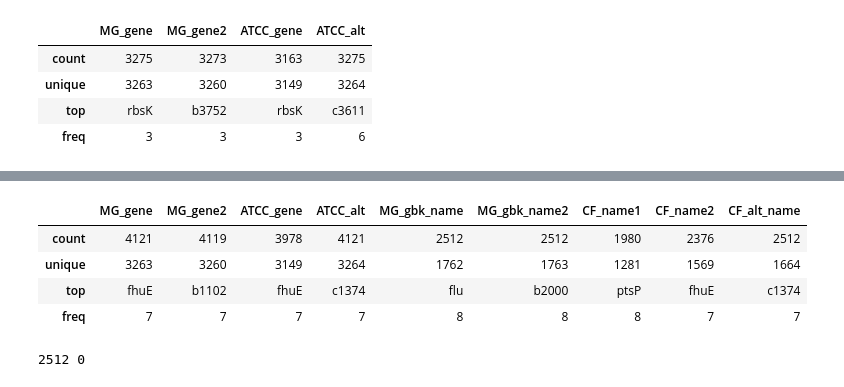
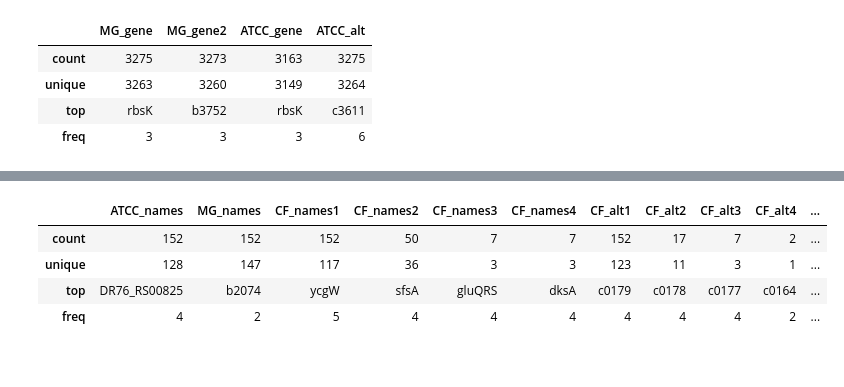
Before and after one commit to dlato/inversion_and_gene_exp_work, a Jupyter notebook: Gene_Maps/matching_genes.ipynb, the cells around one changed output, grey strips where cells are left out. Saved outputs shown, nothing was run; the diff lists cells and outputs as text; code cells hidden in the pictures.

```diff
--- a/Gene_Maps/matching_genes.ipynb
+++ b/Gene_Maps/matching_genes.ipynb
@@ -509,0 +513,7 @@ MD_blast_check
+# %%
+#subsetting from full mapping
+MG_ATCC_mapping = full_mapping.drop(['BW_names', 'DH_names','W3_name1',
+       'W3_name2', 'W3_name3'], axis=1)
+# %%
+#drop not found ATCC, not dropping MG b/c MG is very complete
+MG_ATCC_mapping = MG_ATCC_mapping.dropna(subset=list(MG_ATCC_mapping.columns[2:-1]),how='all').drop_duplicates(keep='first')
@@ -569,9 +579,3 @@ MG_ATCC_blast.describe()
 | unique | 3263 | 3260 | 3149 | 3264 |
 | top | rbsK | b3752 | rbsK | c3611 |
 | freq | 3 | 3 | 3 | 6 |
-# %%
-##comparing
-MG_ATCC_mapping = full_mapping[['MG_gbk_name', 'MG_gbk_name2', 'CF_name1',
-'CF_name2', 'CF_alt_name']].drop_duplicates(keep='first')
-#3558
-MG_ATCC_mapping.describe()
@@ -588,14 +582,8 @@ MA_non_match = MA_comp[MA_comp['CF_alt_name'].isna()]
 # %%
-MA_comp.describe()
+MG_ATCC_mapping.describe()
 # %% [output]
-|  | MG_gene | MG_gene2 | ATCC_gene | ATCC_alt | MG_gbk_name | MG_gbk_name2 | CF_name1 | CF_name2 | CF_alt_name |
-| count | 4121 | 4119 | 3978 | 4121 | 2512 | 2512 | 1980 | 2376 | 2512 |
-| unique | 3263 | 3260 | 3149 | 3264 | 1762 | 1763 | 1281 | 1569 | 1664 |
-| top | fhuE | b1102 | fhuE | c1374 | flu | b2000 | ptsP | fhuE | c1374 |
-| freq | 7 | 7 | 7 | 7 | 8 | 8 | 8 | 7 | 7 |
+|  | ATCC_names | MG_names | CF_names1 | CF_names2 | CF_names3 | CF_names4 | CF_alt1 | CF_alt2 | CF_alt3 | CF_alt4 | ... |
+| count | 152 | 152 | 152 | 50 | 7 | 7 | 152 | 17 | 7 | 2 | ... |
+| unique | 128 | 147 | 117 | 36 | 3 | 3 | 123 | 11 | 3 | 1 | ... |
+| top | DR76_RS00825 | b2074 | ycgW | sfsA | gluQRS | dksA | c0179 | c0178 | c0177 | c0164 | ... |
+| freq | 4 | 2 | 5 | 4 | 4 | 4 | 4 | 4 | 4 | 2 | ... |
-# %%
-MA_comp.dropna(subset=['CF_alt_name'], inplace=True)
-MA_comp['check1'] = (MA_comp['MG_gene'] == MA_comp['MG_gbk_name']) | (MA_comp['MG_gene2'] == MA_comp['MG_gbk_name2'])
-print(len(MA_comp), MA_comp['check1'].sum())
-# %% [output]
-2512 0
```
Also changed, not shown: parts of 55 cells of this notebook, 1 other file.
